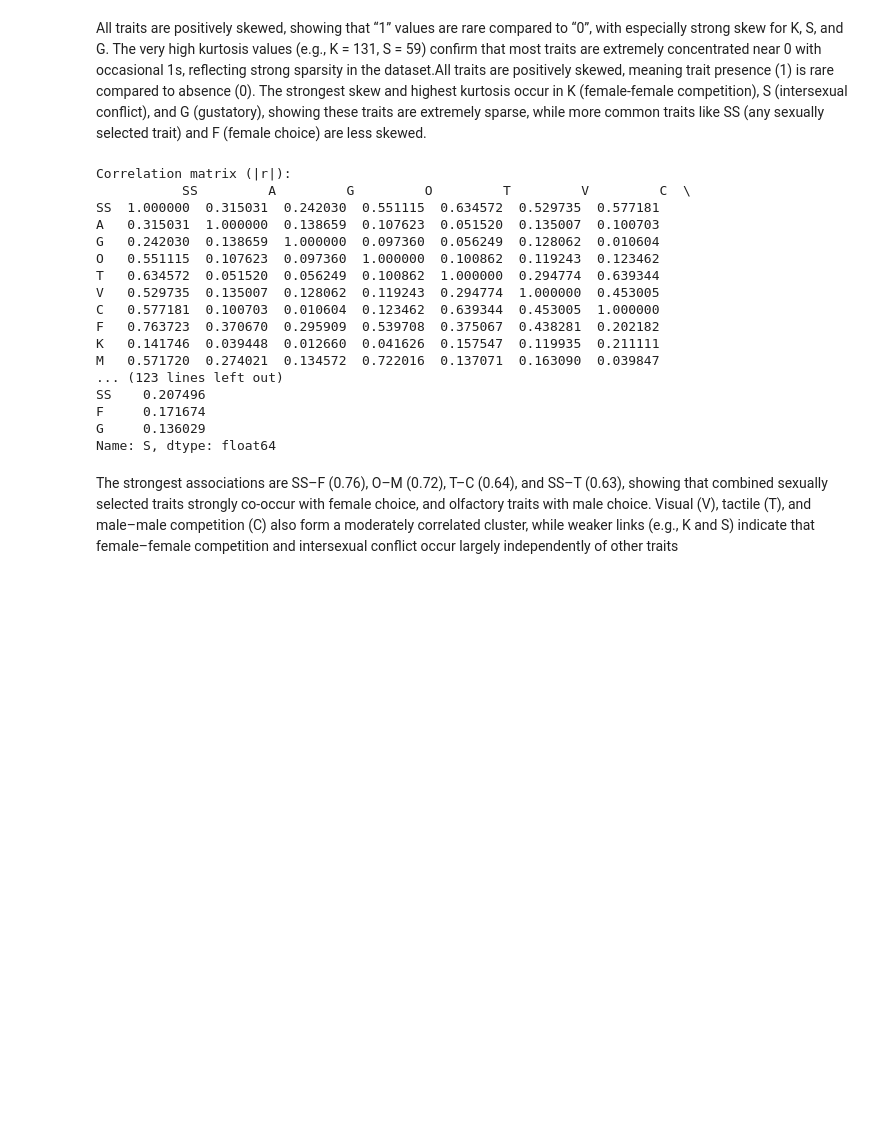
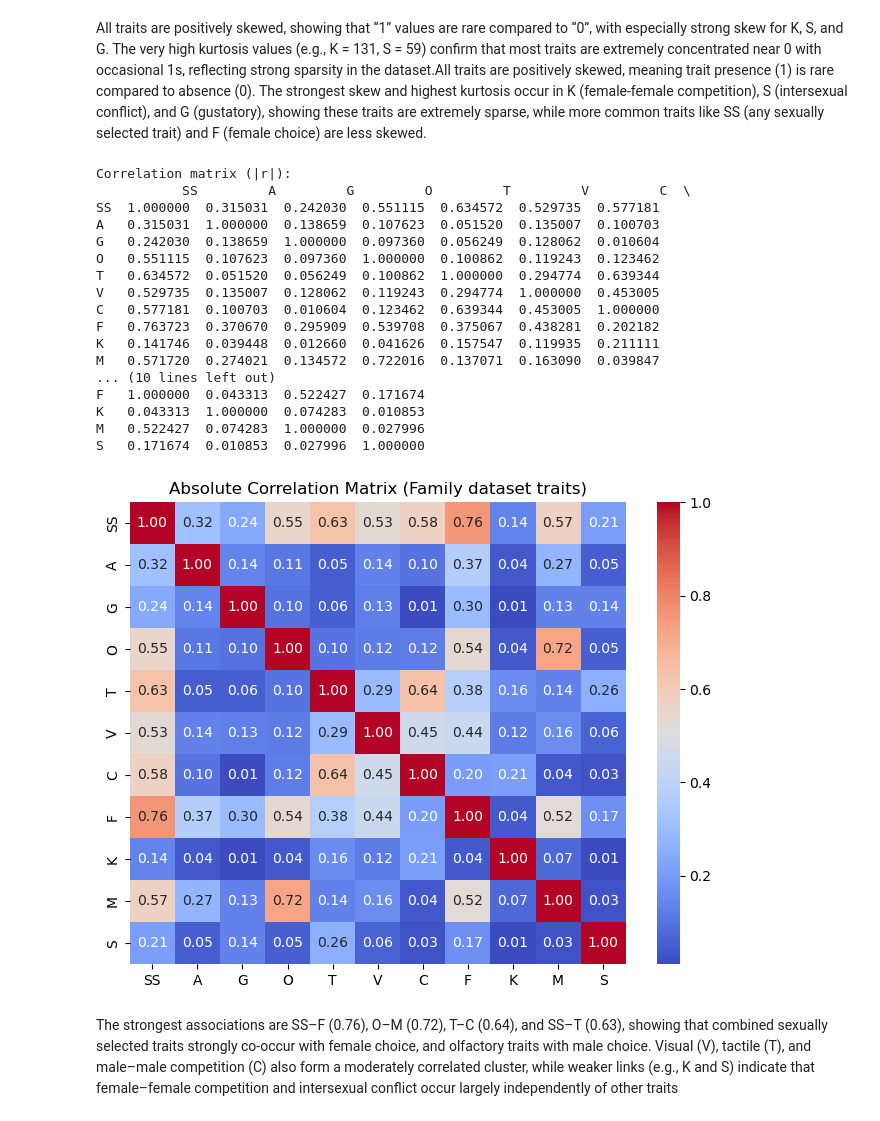
Before and after one commit to INFO-523-SU25/final-project-thompson, a Jupyter notebook: full_dataanalysis.ipynb, the cells around one changed output. Drawn from its saved outputs; the diff is of its cells as text; code cells hidden in the pictures; blank space fills up the shorter version.

Commit message:
added correlation matrix plots

```diff
--- a/full_dataanalysis.ipynb
+++ b/full_dataanalysis.ipynb
@@ -269,38 +270,33 @@ All traits are positively skewed, showing that “1” values are rare compared
 # %%
 # correlations (absolute) among numeric
 if not numeric_df.empty:
     corr = numeric_df.corr().abs()
     print("\nCorrelation matrix (|r|):\n", corr)
 
-    # print per-column correlations ≥ 0.10
-    print("\nCorrelations (|r| ≥ 0.10):")
-    for col in corr.columns:
-        s = corr[col].drop(labels=[col])
-        s = s[s >= 0.10].sort_values(ascending=False)
-        if s.empty:
-            print(f"{col}: none ≥ 0.10")
-        else:
-            print(f"\n{col}:\n{s}")
-else:
-    print("\nNo numeric columns for correlation analysis.")
+if corr is not None:
+    plt.figure(figsize=(8,6))
+    sns.heatmap(corr, annot=True, cmap="coolwarm", fmt=".2f", cbar=True)
+    plt.title("Absolute Correlation Matrix (Family dataset traits)")
+    plt.show()
 # %% [output]
 Correlation matrix (|r|):
            SS         A         G         O         T         V         C  \
 SS  1.000000  0.315031  0.242030  0.551115  0.634572  0.529735  0.577181
 A   0.315031  1.000000  0.138659  0.107623  0.051520  0.135007  0.100703
 G   0.242030  0.138659  1.000000  0.097360  0.056249  0.128062  0.010604
 O   0.551115  0.107623  0.097360  1.000000  0.100862  0.119243  0.123462
 T   0.634572  0.051520  0.056249  0.100862  1.000000  0.294774  0.639344
 V   0.529735  0.135007  0.128062  0.119243  0.294774  1.000000  0.453005
 C   0.577181  0.100703  0.010604  0.123462  0.639344  0.453005  1.000000
 F   0.763723  0.370670  0.295909  0.539708  0.375067  0.438281  0.202182
 K   0.141746  0.039448  0.012660  0.041626  0.157547  0.119935  0.211111
 M   0.571720  0.274021  0.134572  0.722016  0.137071  0.163090  0.039847
-... (123 lines left out)
-SS    0.207496
-F     0.171674
-G     0.136029
-Name: S, dtype: float64
+... (10 lines left out)
+F   1.000000  0.043313  0.522427  0.171674
+K   0.043313  1.000000  0.074283  0.010853
+M   0.522427  0.074283  1.000000  0.027996
+S   0.171674  0.010853  0.027996  1.000000
+[figure, added]
 # %% [markdown]
 The strongest associations are SS–F (0.76), O–M (0.72), T–C (0.64), and SS–T (0.63), showing that combined sexually selected traits strongly co-occur with female choice, and olfactory traits with male choice. Visual (V), tactile (T), and male–male competition (C) also form a moderately correlated cluster, while weaker links (e.g., K and S) indicate that female–female competition and intersexual conflict occur largely independently of other traits
 # %%
```
Also changed, not shown: parts of 1 cell of this notebook.
